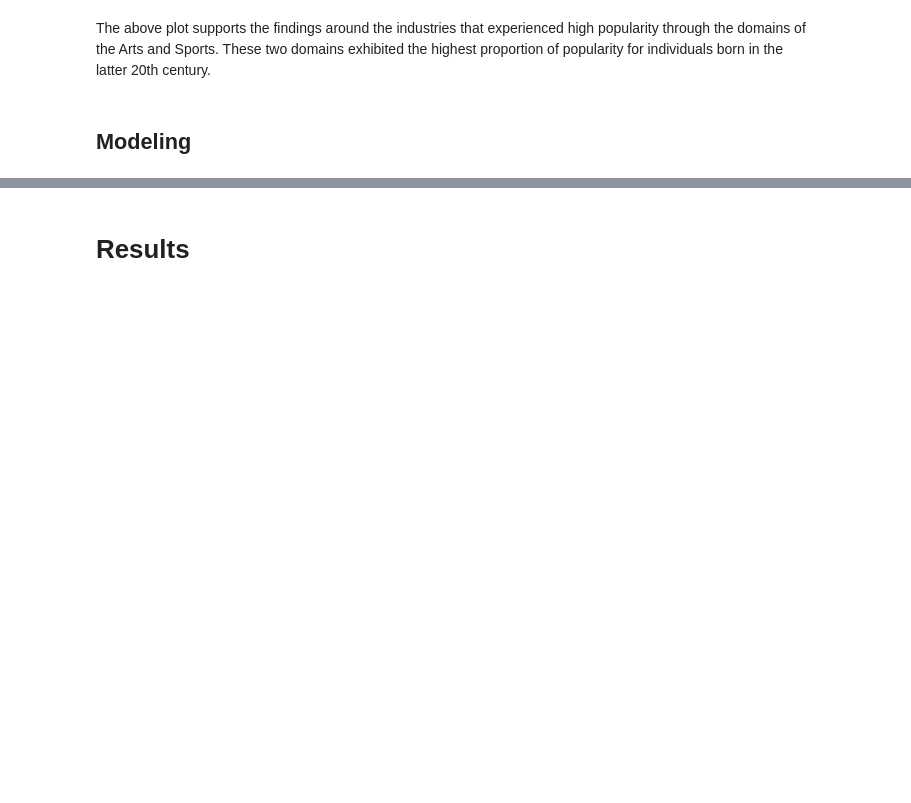
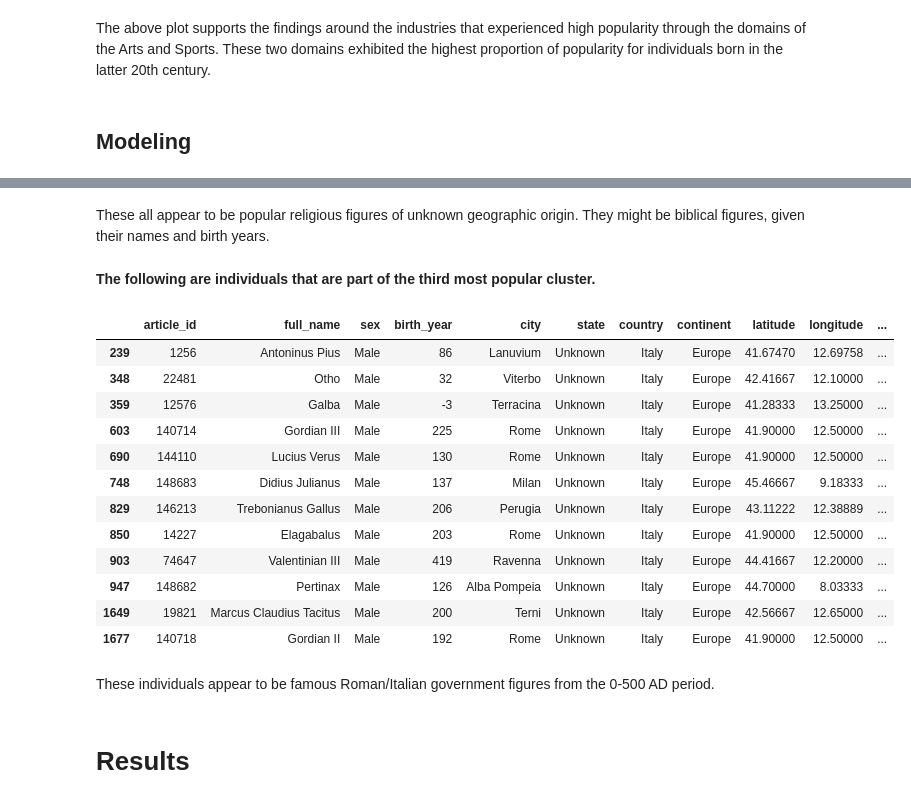
Before and after one commit to tbahng/ist652-final_project, a Jupyter notebook: Final_Project_Report.ipynb, the cells around one changed output, grey strips where cells are left out. Drawn from its saved outputs; the diff is of its cells as text; code cells hidden in the pictures; blank space fills up the shorter version.

```diff
--- a/Final_Project_Report.ipynb
+++ b/Final_Project_Report.ipynb
@@ -550,0 +640,4 @@ The above plot supports the findings around the industries that experienced high
+# %%
+stscaler = StandardScaler().fit(dfModel2)
+dfModel2Norm = stscaler.transform(dfModel2)
+print("As a result of scaling, the mean of the data is {:.2f}".format(np.mean(dfModel2Norm)))
@@ -550,0 +652,4 @@ The above plot supports the findings around the industries that experienced high
+# %%
+#Run the DBSCAN algorithm on Data to construct a DBSCAN object
+
+db = DBSCAN().fit(dfModel2Norm)
@@ -550,0 +660,5 @@ The above plot supports the findings around the industries that experienced high
+# %%
+labels = db.labels_
+# Number of clusters in labels, ignoring noise if present.
+n_clusters_ = len(set(labels)) - (1 if -1 in labels else 0)
+print('Estimated number of clusters: %d' % n_clusters_)
@@ -550,0 +697,3 @@ The above plot supports the findings around the industries that experienced high
+# %%
+dfEval = dfCleanData
+dfEval['cluster'] = labels
@@ -551,3 +744,25 @@ The above plot supports the findings around the industries that experienced high
+# %% [markdown]
+These all appear to be popular religious figures of unknown geographic origin. They might be biblical figures, given their names and birth years.
+# %% [markdown]
+**The following are individuals that are part of the third most popular cluster.**
+# %%
+dfEval.loc[labels == 1,]
+# %% [output]
+|  | article_id | full_name | sex | birth_year | city | state | country | continent | latitude | longitude | ... |
+| 239 | 1256 | Antoninus Pius | Male | 86 | Lanuvium | Unknown | Italy | Europe | 41.67470 | 12.69758 | ... |
+| 348 | 22481 | Otho | Male | 32 | Viterbo | Unknown | Italy | Europe | 42.41667 | 12.10000 | ... |
+| 359 | 12576 | Galba | Male | -3 | Terracina | Unknown | Italy | Europe | 41.28333 | 13.25000 | ... |
+| 603 | 140714 | Gordian III | Male | 225 | Rome | Unknown | Italy | Europe | 41.90000 | 12.50000 | ... |
+| 690 | 144110 | Lucius Verus | Male | 130 | Rome | Unknown | Italy | Europe | 41.90000 | 12.50000 | ... |
+| 748 | 148683 | Didius Julianus | Male | 137 | Milan | Unknown | Italy | Europe | 45.46667 | 9.18333 | ... |
+| 829 | 146213 | Trebonianus Gallus | Male | 206 | Perugia | Unknown | Italy | Europe | 43.11222 | 12.38889 | ... |
+| 850 | 14227 | Elagabalus | Male | 203 | Rome | Unknown | Italy | Europe | 41.90000 | 12.50000 | ... |
+| 903 | 74647 | Valentinian III | Male | 419 | Ravenna | Unknown | Italy | Europe | 44.41667 | 12.20000 | ... |
+| 947 | 148682 | Pertinax | Male | 126 | Alba Pompeia | Unknown | Italy | Europe | 44.70000 | 8.03333 | ... |
+| 1649 | 19821 | Marcus Claudius Tacitus | Male | 200 | Terni | Unknown | Italy | Europe | 42.56667 | 12.65000 | ... |
+| 1677 | 140718 | Gordian II | Male | 192 | Rome | Unknown | Italy | Europe | 41.90000 | 12.50000 | ... |
+# %% [markdown]
+These individuals appear to be famous Roman/Italian government figures from the 0-500 AD period.
 # %% [markdown]
 # Results
 # %% [markdown]
```
Also changed, not shown: parts of 34 cells of this notebook.
